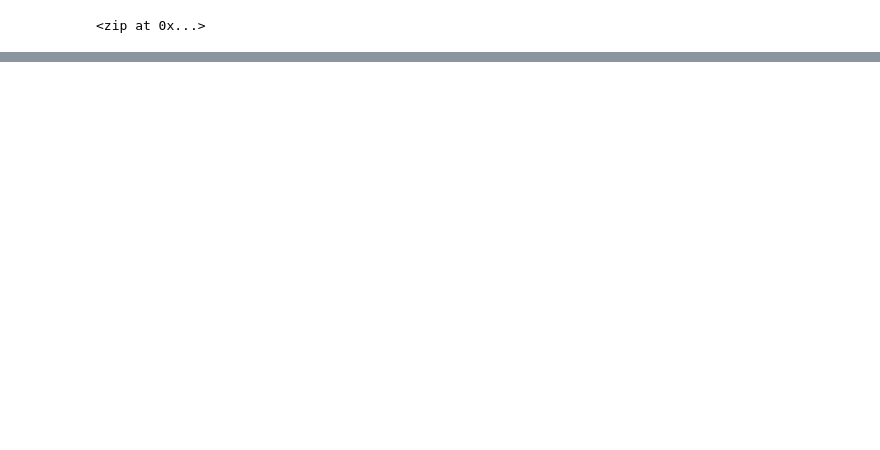
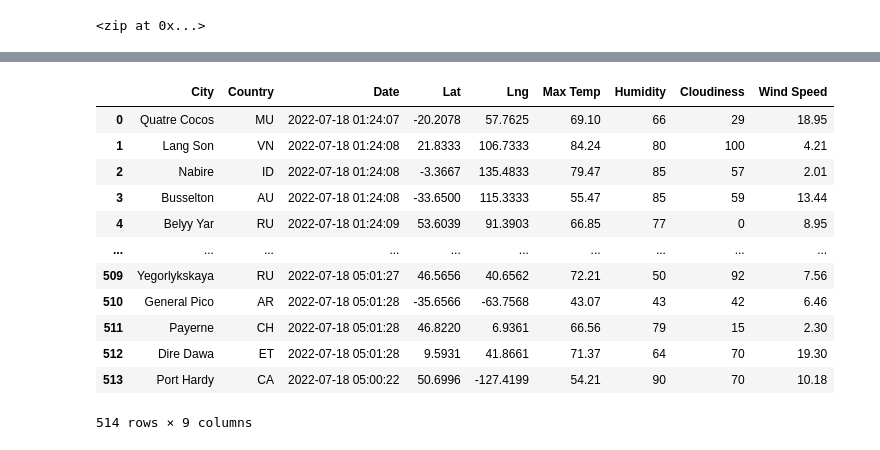
Before and after one commit to vasquez-cs/World_Weather_Analysis, a Jupyter notebook: WeatherPy.ipynb, the cells around one changed output, grey strips where cells are left out. Saved outputs shown, nothing was run; the diff lists cells and outputs as text; code cells hidden in the pictures; blank space fills up the shorter version.

```diff
--- a/WeatherPy.ipynb
+++ b/WeatherPy.ipynb
@@ -74,0 +80,4 @@ cities
+# %%
+# Starting URL for Weather Map API Call.
+url = "http://api.openweathermap.org/data/2.5/weather?units=Imperial&APPID=" + weather_api_key
+print(url)
@@ -74,0 +174,4 @@ cities
+# %%
+# Convert the array of dictionaries to a Pandas DataFrame.
+city_data_df = pd.DataFrame(city_data)
+city_data_df.head(10)
@@ -74,0 +190,17 @@ cities
+# %%
+#https://towardsdatascience.com/4-methods-for-changing-the-column-order-of-a-pandas-data-frame-a16cf0b58943
+city_data_df.iloc[:, [0,7,8,1,2,3,4,5,6]]
+# %% [output]
+|  | City | Country | Date | Lat | Lng | Max Temp | Humidity | Cloudiness | Wind Speed |
+| 0 | Quatre Cocos | MU | 2022-07-18 01:24:07 | -20.2078 | 57.7625 | 69.10 | 66 | 29 | 18.95 |
+| 1 | Lang Son | VN | 2022-07-18 01:24:08 | 21.8333 | 106.7333 | 84.24 | 80 | 100 | 4.21 |
+| 2 | Nabire | ID | 2022-07-18 01:24:08 | -3.3667 | 135.4833 | 79.47 | 85 | 57 | 2.01 |
+| 3 | Busselton | AU | 2022-07-18 01:24:08 | -33.6500 | 115.3333 | 55.47 | 85 | 59 | 13.44 |
+| 4 | Belyy Yar | RU | 2022-07-18 01:24:09 | 53.6039 | 91.3903 | 66.85 | 77 | 0 | 8.95 |
+| ... | ... | ... | ... | ... | ... | ... | ... | ... | ... |
+| 509 | Yegorlykskaya | RU | 2022-07-18 05:01:27 | 46.5656 | 40.6562 | 72.21 | 50 | 92 | 7.56 |
+| 510 | General Pico | AR | 2022-07-18 05:01:28 | -35.6566 | -63.7568 | 43.07 | 43 | 42 | 6.46 |
+| 511 | Payerne | CH | 2022-07-18 05:01:28 | 46.8220 | 6.9361 | 66.56 | 79 | 15 | 2.30 |
+| 512 | Dire Dawa | ET | 2022-07-18 05:01:28 | 9.5931 | 41.8661 | 71.37 | 64 | 70 | 19.30 |
+| 513 | Port Hardy | CA | 2022-07-18 05:00:22 | 50.6996 | -127.4199 | 54.21 | 90 | 70 | 10.18 |
+514 rows × 9 columns
```
Also changed, not shown: parts of 10 cells of this notebook, 5 other files.
